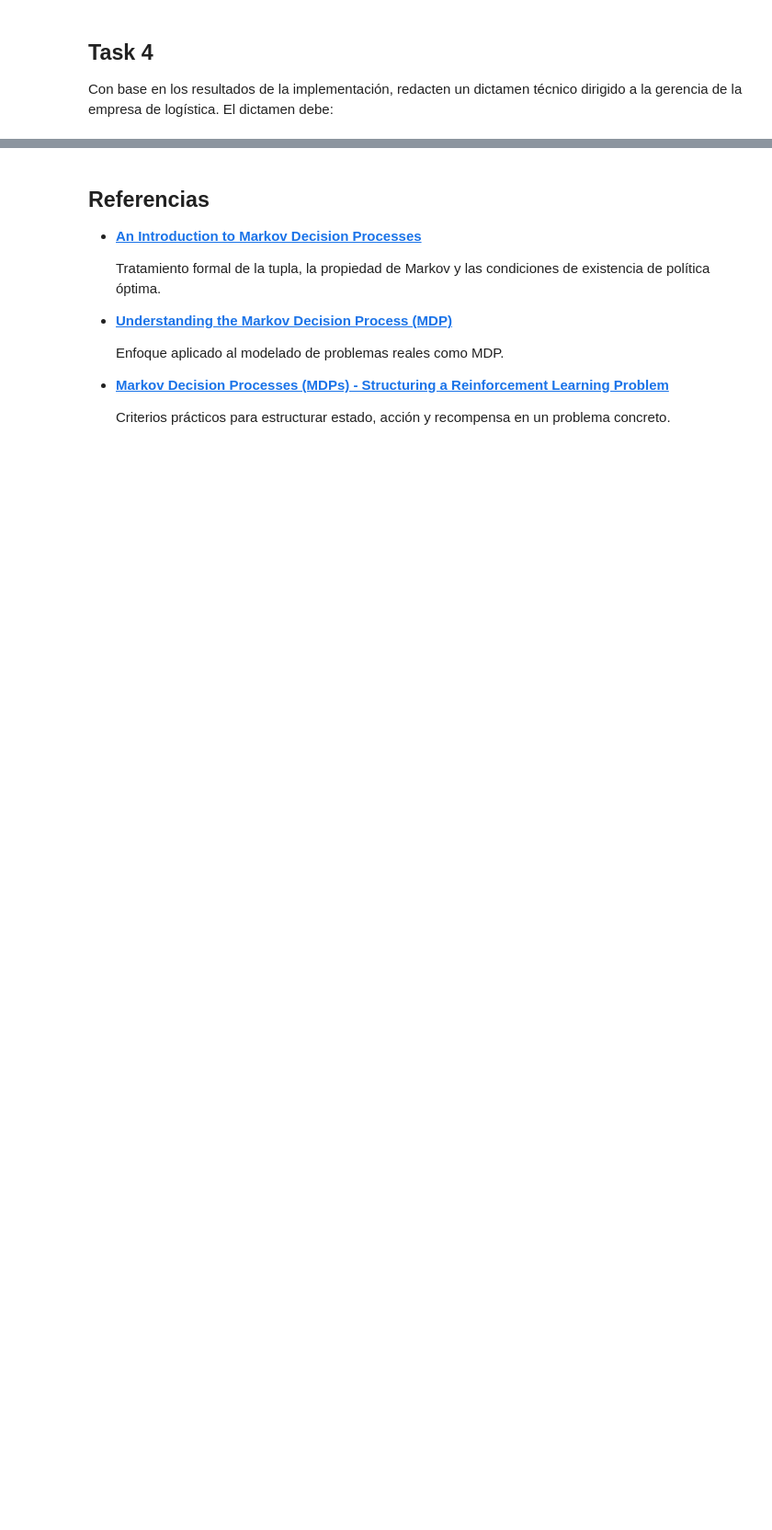
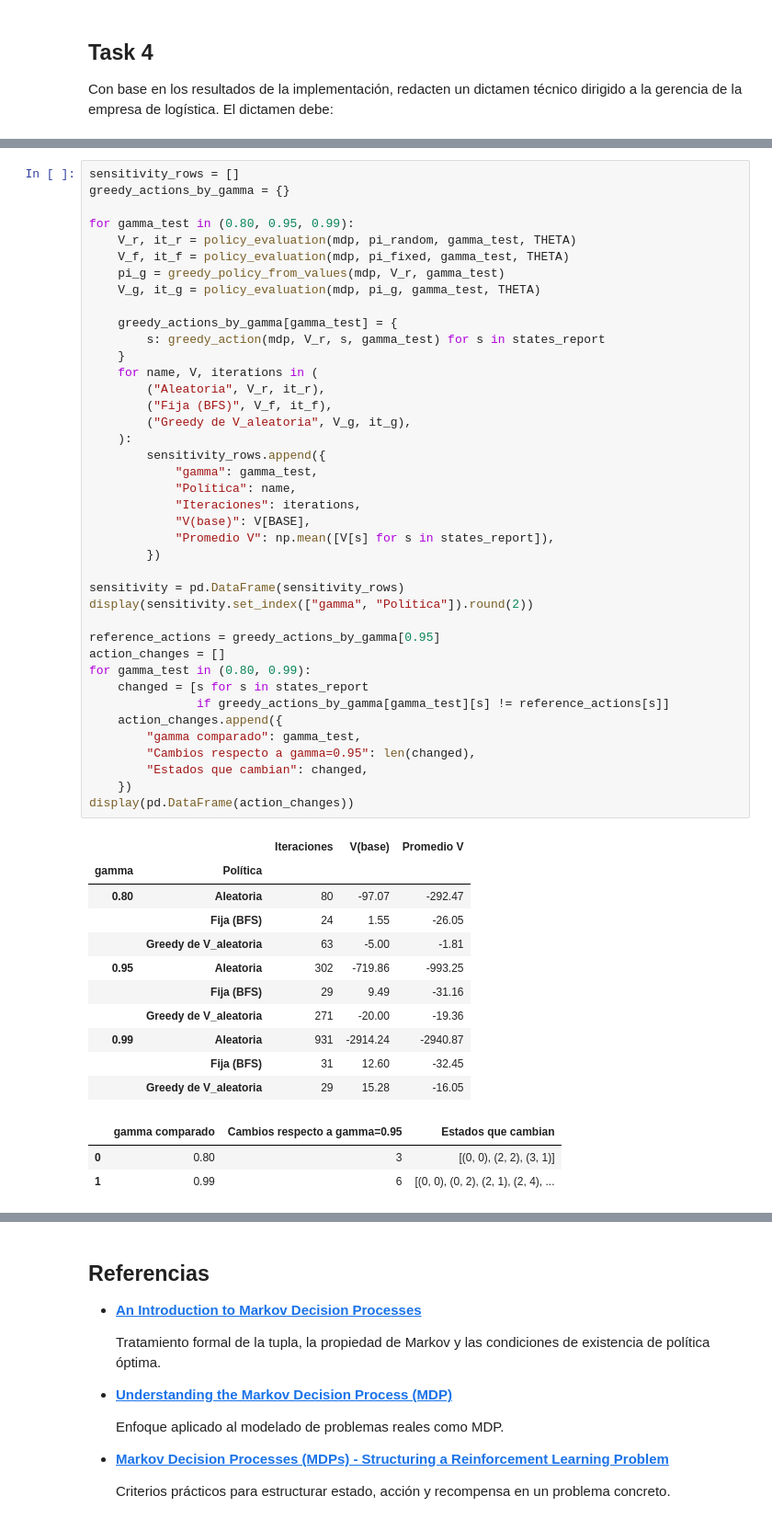
Before and after one commit to donmatthiuz/RL, a Jupyter notebook: Reporte.ipynb, the cells around one changed output, grey strips where cells are left out. Shown at 92% size. Drawn from its saved outputs; the diff is of its cells as text; blank space fills up the shorter version.

```diff
--- a/Reporte.ipynb
+++ b/Reporte.ipynb
@@ -655,0 +713,55 @@ Concluir con una recomendación concreta: ¿es el MDP que diseñaron una base su
+# %%
+sensitivity_rows = []
+greedy_actions_by_gamma = {}
+
+for gamma_test in (0.80, 0.95, 0.99):
+    V_r, it_r = policy_evaluation(mdp, pi_random, gamma_test, THETA)
+    V_f, it_f = policy_evaluation(mdp, pi_fixed, gamma_test, THETA)
+    pi_g = greedy_policy_from_values(mdp, V_r, gamma_test)
+    V_g, it_g = policy_evaluation(mdp, pi_g, gamma_test, THETA)
+
+    greedy_actions_by_gamma[gamma_test] = {
+        s: greedy_action(mdp, V_r, s, gamma_test) for s in states_report
+    }
+    for name, V, iterations in (
+        ("Aleatoria", V_r, it_r),
+        ("Fija (BFS)", V_f, it_f),
+        ("Greedy de V_aleatoria", V_g, it_g),
+    ):
+        sensitivity_rows.append({
+            "gamma": gamma_test,
+            "Política": name,
+            "Iteraciones": iterations,
+            "V(base)": V[BASE],
+            "Promedio V": np.mean([V[s] for s in states_report]),
+        })
+
+sensitivity = pd.DataFrame(sensitivity_rows)
+display(sensitivity.set_index(["gamma", "Política"]).round(2))
+
+reference_actions = greedy_actions_by_gamma[0.95]
+action_changes = []
+for gamma_test in (0.80, 0.99):
+    changed = [s for s in states_report
+               if greedy_actions_by_gamma[gamma_test][s] != reference_actions[s]]
+    action_changes.append({
+        "gamma comparado": gamma_test,
+        "Cambios respecto a gamma=0.95": len(changed),
+        "Estados que cambian": changed,
+    })
+display(pd.DataFrame(action_changes))
+# %% [output]
+|  |  | Iteraciones | V(base) | Promedio V |
+| gamma | Política |  |  |  |
+| 0.80 | Aleatoria | 80 | -97.07 | -292.47 |
+|  | Fija (BFS) | 24 | 1.55 | -26.05 |
+|  | Greedy de V_aleatoria | 63 | -5.00 | -1.81 |
+| 0.95 | Aleatoria | 302 | -719.86 | -993.25 |
+|  | Fija (BFS) | 29 | 9.49 | -31.16 |
+|  | Greedy de V_aleatoria | 271 | -20.00 | -19.36 |
+| 0.99 | Aleatoria | 931 | -2914.24 | -2940.87 |
+|  | Fija (BFS) | 31 | 12.60 | -32.45 |
+|  | Greedy de V_aleatoria | 29 | 15.28 | -16.05 |
+|  | gamma comparado | Cambios respecto a gamma=0.95 | Estados que cambian |
+| 0 | 0.80 | 3 | [(0, 0), (2, 2), (3, 1)] |
+| 1 | 0.99 | 6 | [(0, 0), (0, 2), (2, 1), (2, 4), ... |
```
Also changed, not shown: parts of 8 cells of this notebook, 1 other file.
